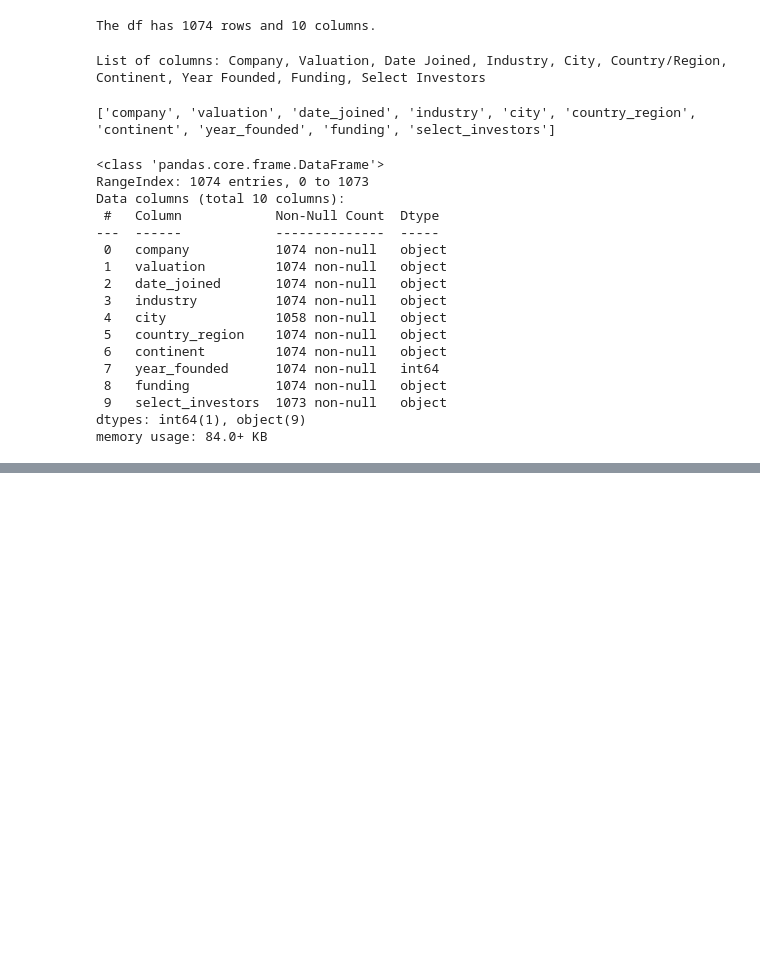
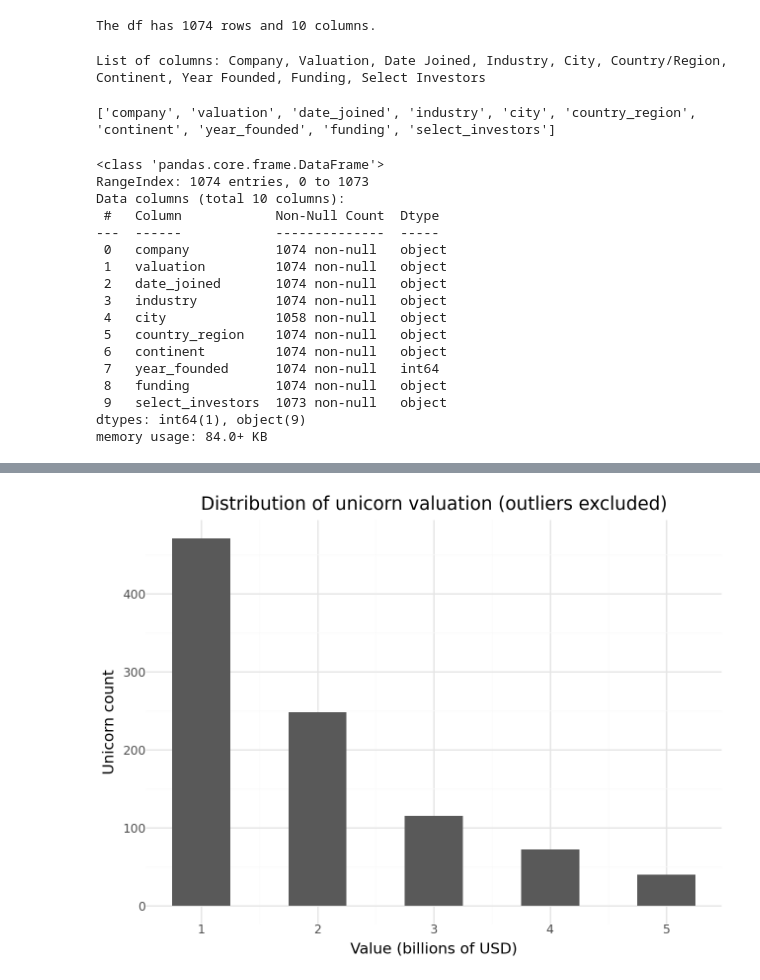
Before and after one commit to tros01/google_advanced_data_analytics, a Jupyter notebook: ga3_unicorns_py.ipynb, the cells around one changed output, grey strips where cells are left out. Saved outputs shown, nothing was run; the diff lists cells and outputs as text; code cells hidden in the pictures; blank space fills up the shorter version.

```diff
--- a/ga3_unicorns_py.ipynb
+++ b/ga3_unicorns_py.ipynb
@@ -142,0 +173,26 @@ df.sample(n=10)
+# %%
+# Filter out valuation outliers and convert valuation back to billions
+val_quantiles = np.quantile(df["valuation_mm_usd"], [0.25, 0.5, 0.75])
+val_iqr = val_quantiles[2] - val_quantiles[0]
+outlier_bounds = (
+    val_quantiles[0] - val_iqr * 1.5,
+    val_quantiles[2] + val_iqr * 1.5
+)
+
+valuation_df = df.copy()
+valuation_df = valuation_df[(valuation_df["valuation_mm_usd"] > outlier_bounds[0]) & (valuation_df["valuation_mm_usd"] < outlier_bounds[1])]
+valuation_df["valuation_bn_usd"] = valuation_df["valuation_mm_usd"] / 1000
+# %%
+# Plot the valuation distribution
+(
+    ggp.ggplot(data = valuation_df, mapping = ggp.aes(x = "valuation_bn_usd")) +
+        ggp.geom_histogram(binwidth = 0.5) +
+        ggp.theme_minimal() +
+        ggp.labs(
+            title="Distribution of unicorn valuation (outliers excluded)",
+            x = "Value (billions of USD)",
+            y = "Unicorn count"
+        )
+)
+# %% [output]
+[figure, added]
```
Also changed, not shown: parts of 10 cells of this notebook.
